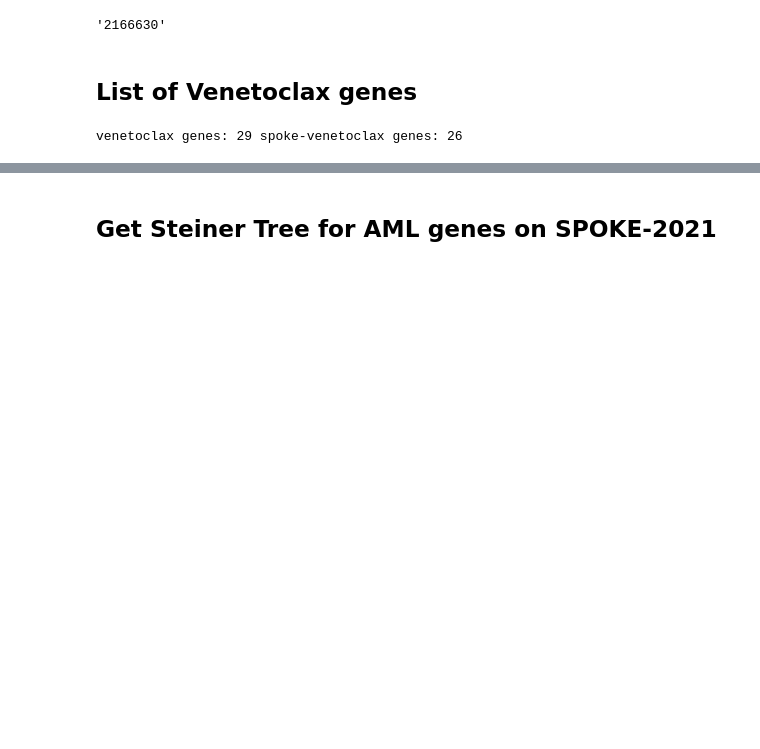
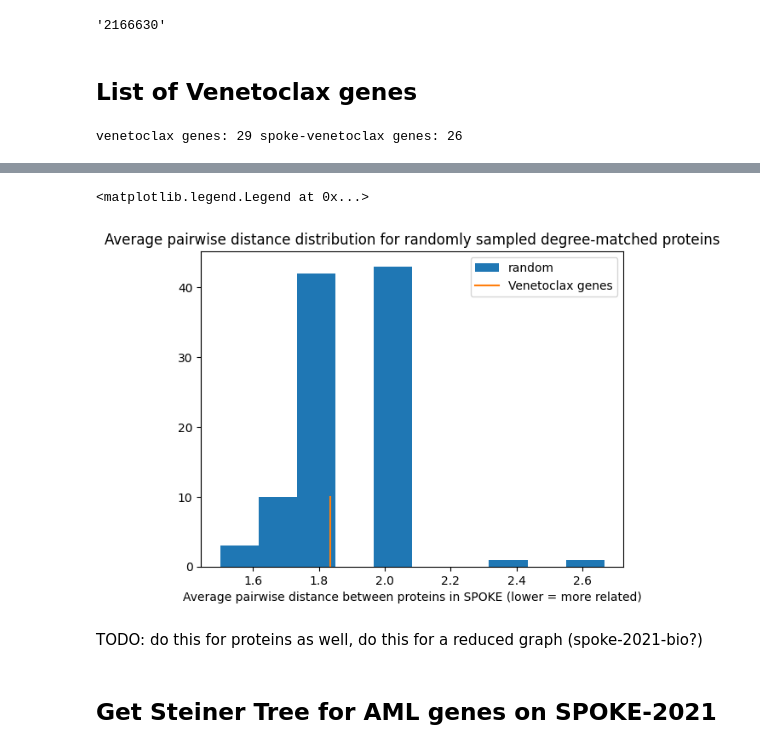
Before and after one commit to yjzhang/kg_feature_engineering, a Jupyter notebook: notebooks/aml_drug_pred_genes.ipynb, the cells around one changed output, grey strips where cells are left out. Saved outputs shown, nothing was run; the diff lists cells and outputs as text; code cells hidden in the pictures; blank space fills up the shorter version.

Commit message:
add some notebooks, node2vec for spoke-2021

```diff
--- a/notebooks/aml_drug_pred_genes.ipynb
+++ b/notebooks/aml_drug_pred_genes.ipynb
@@ -56,0 +59,13 @@ gene_ids = [genes_to_ids[g] for g in gene_ncbi_ids] + ['2166630']
+# %%
+venetoclax_genes = [genes_to_ids[g] for g in gene_ncbi_ids]
+# %%
+venetoclax_genes_stats = kgfe.explanations.graph_node_stats(spoke_graph_ud, list(set(venetoclax_genes)),
+                                                         target_nodes=['2166630'])
+# %%
+venetoclax_genes_null_results = kgfe.explanations.null_graph_stats(spoke_graph_ud, 'Gene',\
+                                                                 len(venetoclax_genes),\
+                                                                 use_degree_sampling=True,\
+                                                                 input_id_set=venetoclax_genes,
+                                                                 target_nodes=['2166630'])
+# %%
+venetoclax_genes_null_results = pd.DataFrame(venetoclax_genes_null_results)
@@ -57,3 +74,15 @@ gene_ids = [genes_to_ids[g] for g in gene_ncbi_ids] + ['2166630']
+# %%
+plt.hist(venetoclax_genes_null_results.average_pairwise_distance, bins=10, label='random')
+plt.title('Average pairwise distance distribution for randomly sampled degree-matched proteins')
+plt.plot([venetoclax_genes_stats['average_pairwise_distance'], venetoclax_genes_stats['average_pairwise_distance']],
+         [0, 10], label='Venetoclax genes')
+plt.xlabel('Average pairwise distance between proteins in SPOKE (lower = more related)')
+plt.legend()
+# %% [output]
+<matplotlib.legend.Legend at 0x...>
+[figure, added]
+# %% [markdown]
+TODO: do this for proteins as well, do this for a reduced graph (spoke-2021-bio?)
 # %% [markdown]
 ## Get Steiner Tree for AML genes on SPOKE-2021
 # %%
```
Also changed, not shown: parts of 8 cells of this notebook, 3 other files.
